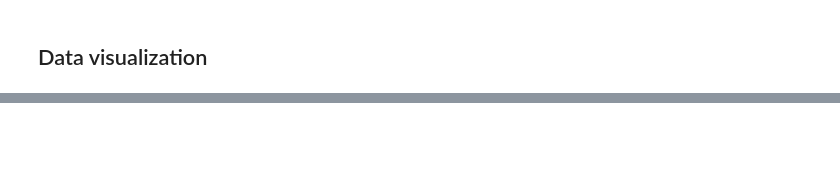
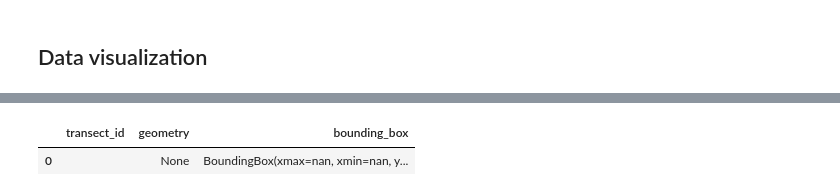
Before and after one commit to FlorisCalkoen/coastapp, a Jupyter notebook: notebooks/Untitled.ipynb, the cells around one changed output, grey strips where cells are left out. Saved outputs shown, nothing was run; the diff lists cells and outputs as text; code cells hidden in the pictures; blank space fills up the shorter version.

```diff
--- a/notebooks/Untitled.ipynb
+++ b/notebooks/Untitled.ipynb
@@ -179,0 +1024,5 @@ gdf2.shape
+# %%
+transect.to_frame()
+# %% [output]
+|  | transect_id | geometry | bounding_box |
+| 0 |  | None | BoundingBox(xmax=nan, xmin=nan, y... |
```
Also changed, not shown: parts of 49 cells of this notebook, 8 other files.
